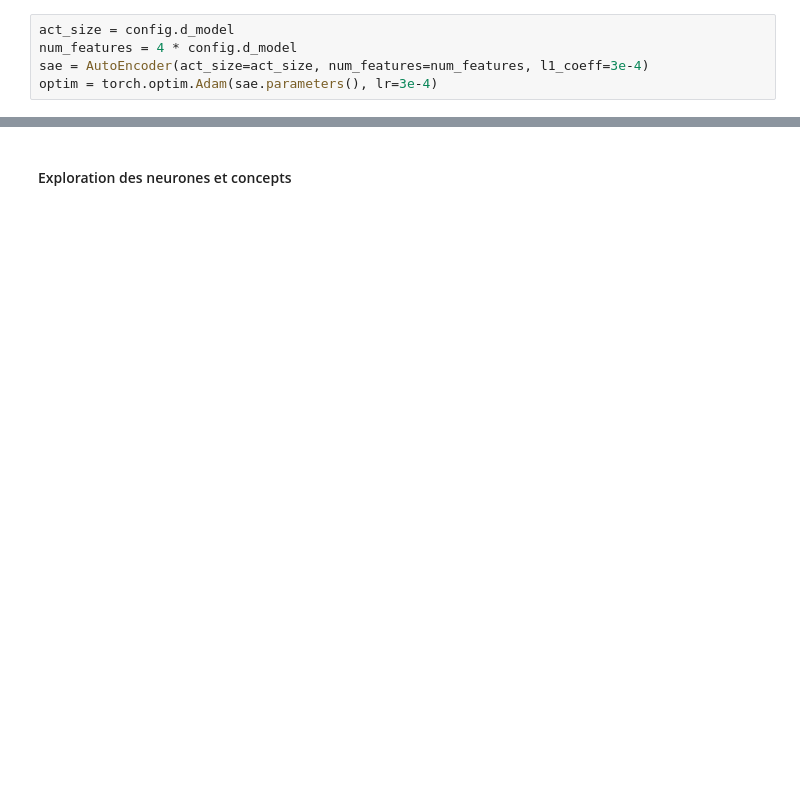
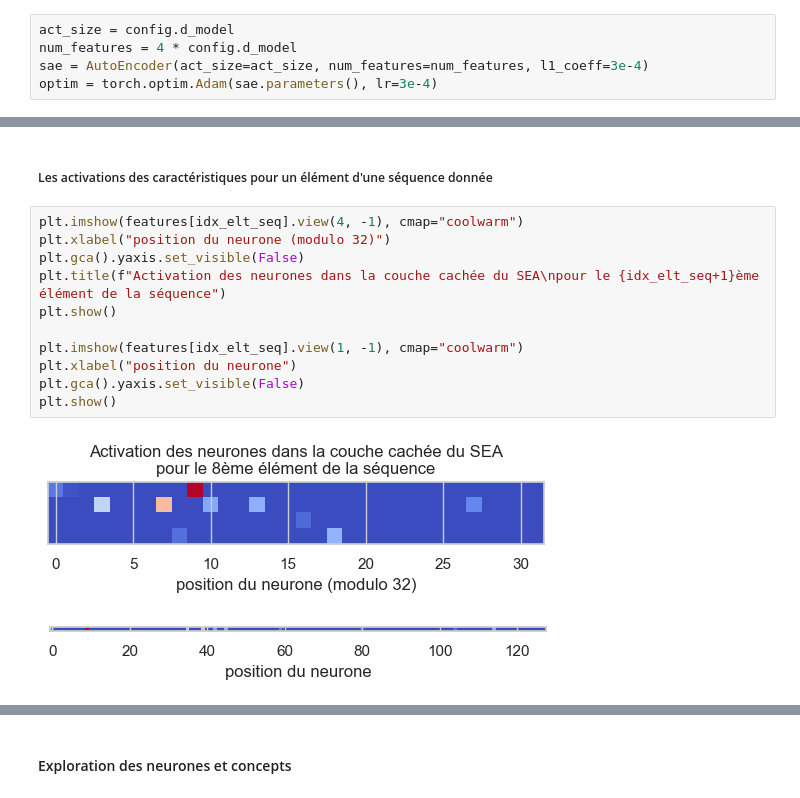
Before and after one commit to nicolasguillard/workshop_cs_202503, a Jupyter notebook: workshop_part_3__solution.ipynb, the cells around one changed output, grey strips where cells are left out. Saved outputs shown, nothing was run; the diff lists cells and outputs as text; blank space fills up the shorter version.

```diff
--- a/workshop_part_3__solution.ipynb
+++ b/workshop_part_3__solution.ipynb
@@ -370,0 +821,16 @@ reconstruction loss : 2.22
+# %% [markdown]
+##### Les activations des caractéristiques pour un élément d'une séquence donnée
+# %%
+plt.imshow(features[idx_elt_seq].view(4, -1), cmap="coolwarm")
+plt.xlabel("position du neurone (modulo 32)")
+plt.gca().yaxis.set_visible(False)
+plt.title(f"Activation des neurones dans la couche cachée du SEA\npour le {idx_elt_seq+1}ème élément de la séquence")
+plt.show()
+
+plt.imshow(features[idx_elt_seq].view(1, -1), cmap="coolwarm")
+plt.xlabel("position du neurone")
+plt.gca().yaxis.set_visible(False)
+plt.show()
+# %% [output]
+[figure, added]
+[figure, added]
```
Also changed, not shown: parts of 132 cells of this notebook, 17 other files.
